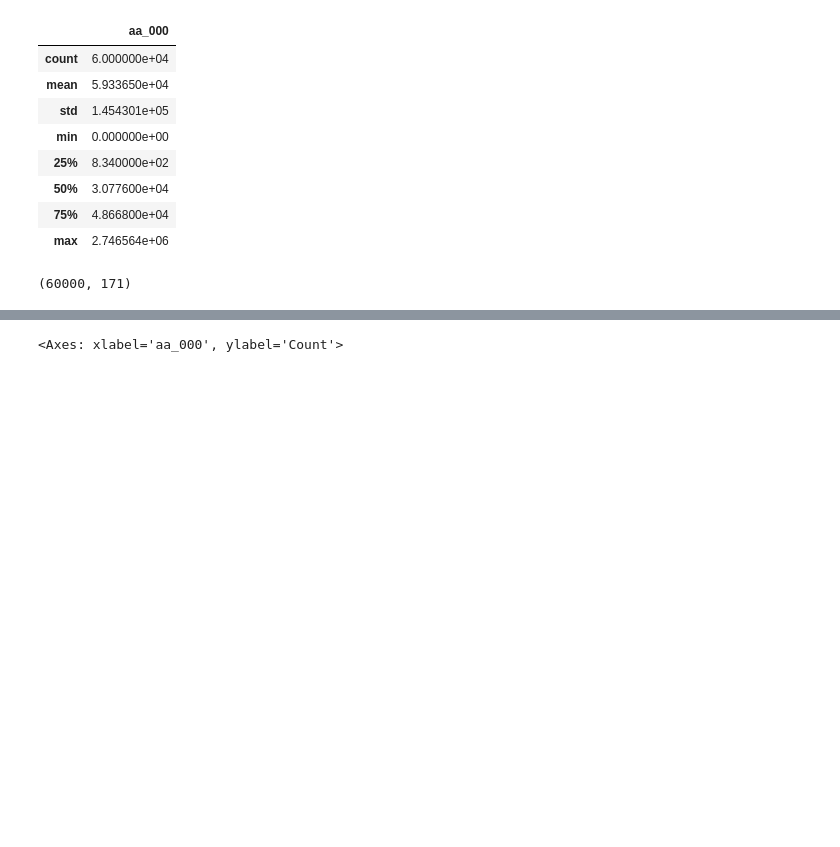
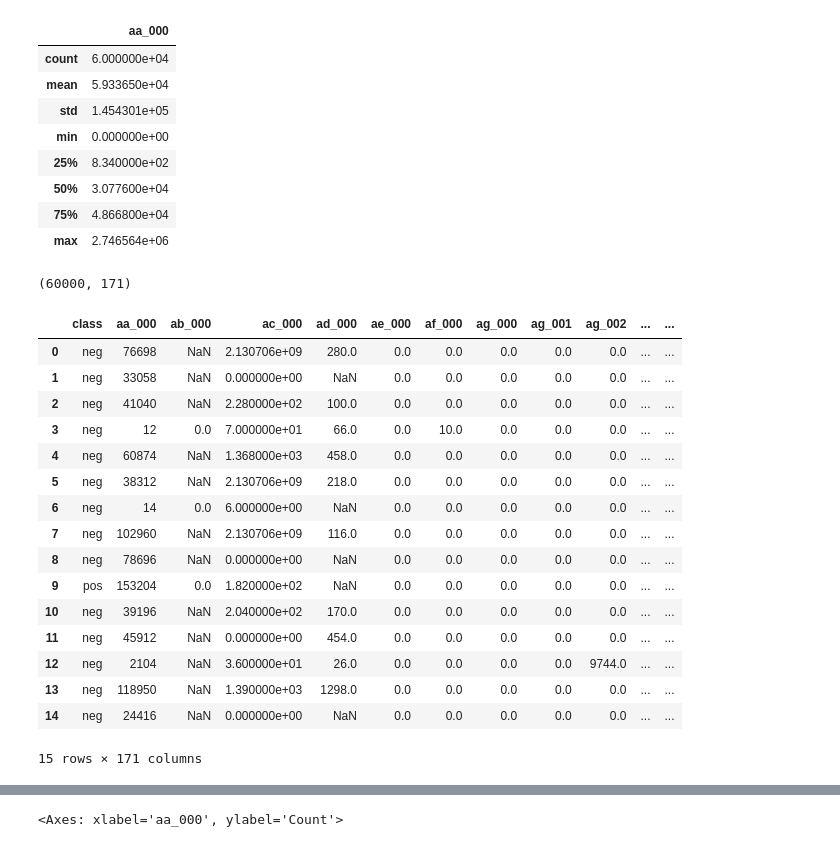
Before and after one commit to SertacBattal/DataPrep, a Jupyter notebook: SertacBattal_DPrepHDip_CA1.ipynb, the cells around one changed output, grey strips where cells are left out. Cells and saved outputs as stored; diff of their text form; code cells hidden in the pictures; blank space fills up the shorter version.

```diff
--- a/SertacBattal_DPrepHDip_CA1.ipynb
+++ b/SertacBattal_DPrepHDip_CA1.ipynb
@@ -92,0 +97,20 @@ new_dataset.shape
+# %%
+new_dataset.head(15)
+# %% [output]
+|  | class | aa_000 | ab_000 | ac_000 | ad_000 | ae_000 | af_000 | ag_000 | ag_001 | ag_002 | ... | ... |
+| 0 | neg | 76698 | NaN | 2.130706e+09 | 280.0 | 0.0 | 0.0 | 0.0 | 0.0 | 0.0 | ... | ... |
+| 1 | neg | 33058 | NaN | 0.000000e+00 | NaN | 0.0 | 0.0 | 0.0 | 0.0 | 0.0 | ... | ... |
+| 2 | neg | 41040 | NaN | 2.280000e+02 | 100.0 | 0.0 | 0.0 | 0.0 | 0.0 | 0.0 | ... | ... |
+| 3 | neg | 12 | 0.0 | 7.000000e+01 | 66.0 | 0.0 | 10.0 | 0.0 | 0.0 | 0.0 | ... | ... |
+| 4 | neg | 60874 | NaN | 1.368000e+03 | 458.0 | 0.0 | 0.0 | 0.0 | 0.0 | 0.0 | ... | ... |
+| 5 | neg | 38312 | NaN | 2.130706e+09 | 218.0 | 0.0 | 0.0 | 0.0 | 0.0 | 0.0 | ... | ... |
+| 6 | neg | 14 | 0.0 | 6.000000e+00 | NaN | 0.0 | 0.0 | 0.0 | 0.0 | 0.0 | ... | ... |
+| 7 | neg | 102960 | NaN | 2.130706e+09 | 116.0 | 0.0 | 0.0 | 0.0 | 0.0 | 0.0 | ... | ... |
+| 8 | neg | 78696 | NaN | 0.000000e+00 | NaN | 0.0 | 0.0 | 0.0 | 0.0 | 0.0 | ... | ... |
+| 9 | pos | 153204 | 0.0 | 1.820000e+02 | NaN | 0.0 | 0.0 | 0.0 | 0.0 | 0.0 | ... | ... |
+| 10 | neg | 39196 | NaN | 2.040000e+02 | 170.0 | 0.0 | 0.0 | 0.0 | 0.0 | 0.0 | ... | ... |
+| 11 | neg | 45912 | NaN | 0.000000e+00 | 454.0 | 0.0 | 0.0 | 0.0 | 0.0 | 0.0 | ... | ... |
+| 12 | neg | 2104 | NaN | 3.600000e+01 | 26.0 | 0.0 | 0.0 | 0.0 | 0.0 | 9744.0 | ... | ... |
+| 13 | neg | 118950 | NaN | 1.390000e+03 | 1298.0 | 0.0 | 0.0 | 0.0 | 0.0 | 0.0 | ... | ... |
+| 14 | neg | 24416 | NaN | 0.000000e+00 | NaN | 0.0 | 0.0 | 0.0 | 0.0 | 0.0 | ... | ... |
+15 rows × 171 columns
```
Also changed, not shown: parts of 13 cells of this notebook.
